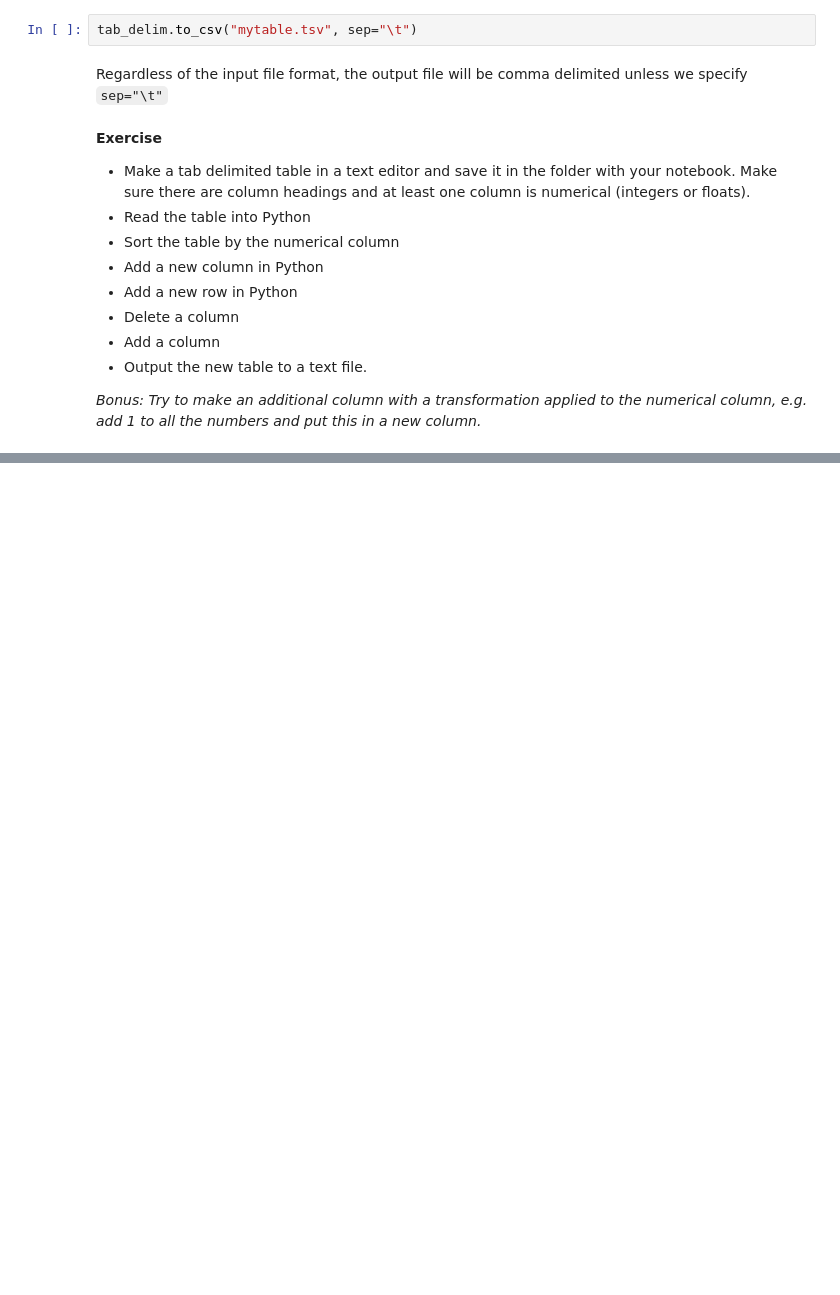
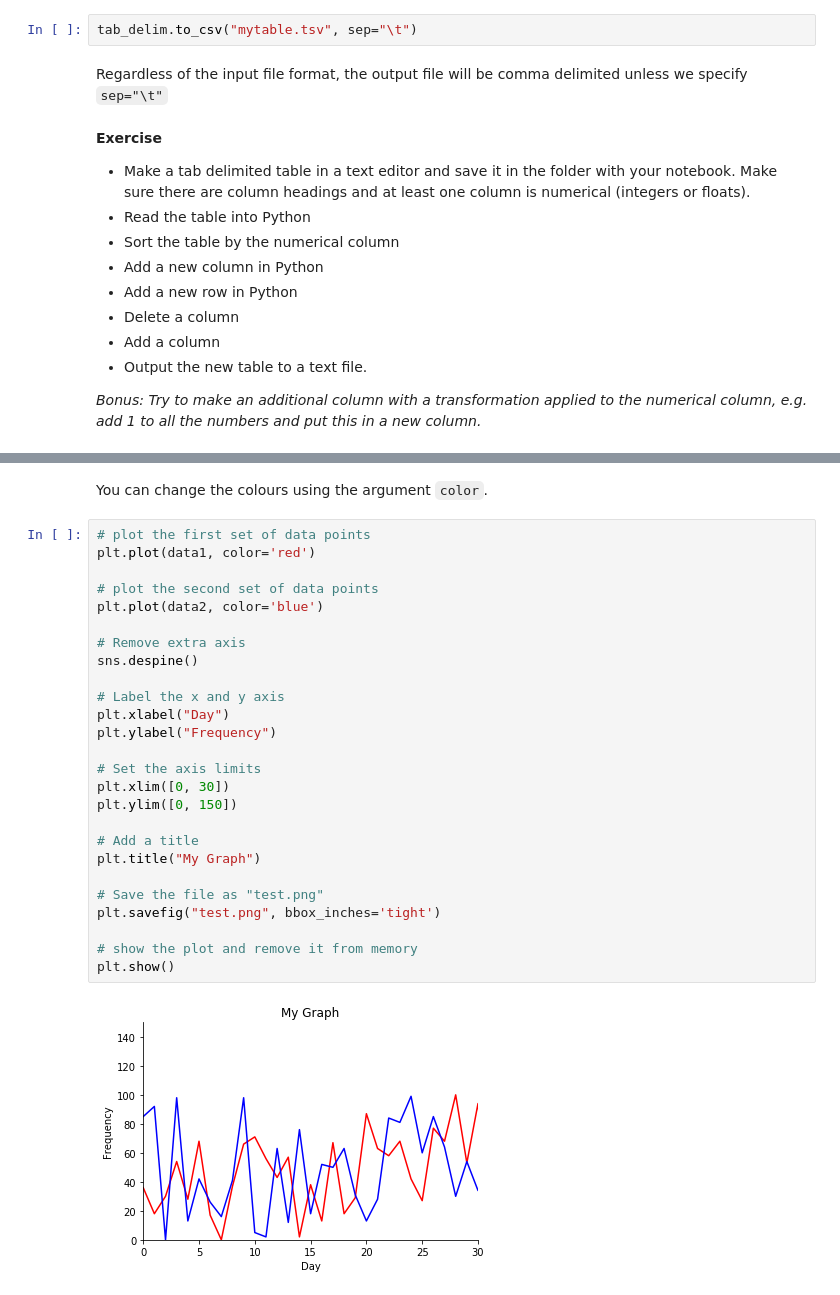
Before and after one commit to KatyBrown/PythonCourseKingsWeek3, a Jupyter notebook: Workshop3_plus_output.ipynb, the cells around one changed output, grey strips where cells are left out. Saved outputs shown, nothing was run; the diff lists cells and outputs as text; blank space fills up the shorter version.

```diff
--- a/Workshop3_plus_output.ipynb
+++ b/Workshop3_plus_output.ipynb
@@ -248,0 +376,30 @@ Regardless of the input file format, the output file will be comma delimited unl
+# %% [markdown]
+You can change the colours using the argument `color`.
+# %%
+# plot the first set of data points
+plt.plot(data1, color='red')
+
+# plot the second set of data points
+plt.plot(data2, color='blue')
+
+# Remove extra axis
+sns.despine()
+
+# Label the x and y axis
+plt.xlabel("Day")
+plt.ylabel("Frequency")
+
+# Set the axis limits
+plt.xlim([0, 30])
+plt.ylim([0, 150])
+
+# Add a title
+plt.title("My Graph")
+
+# Save the file as "test.png"
+plt.savefig("test.png", bbox_inches='tight')
+
+# show the plot and remove it from memory
+plt.show()
+# %% [output]
+[figure, added]
```
Also changed, not shown: parts of 85 cells of this notebook, 8 other files.
